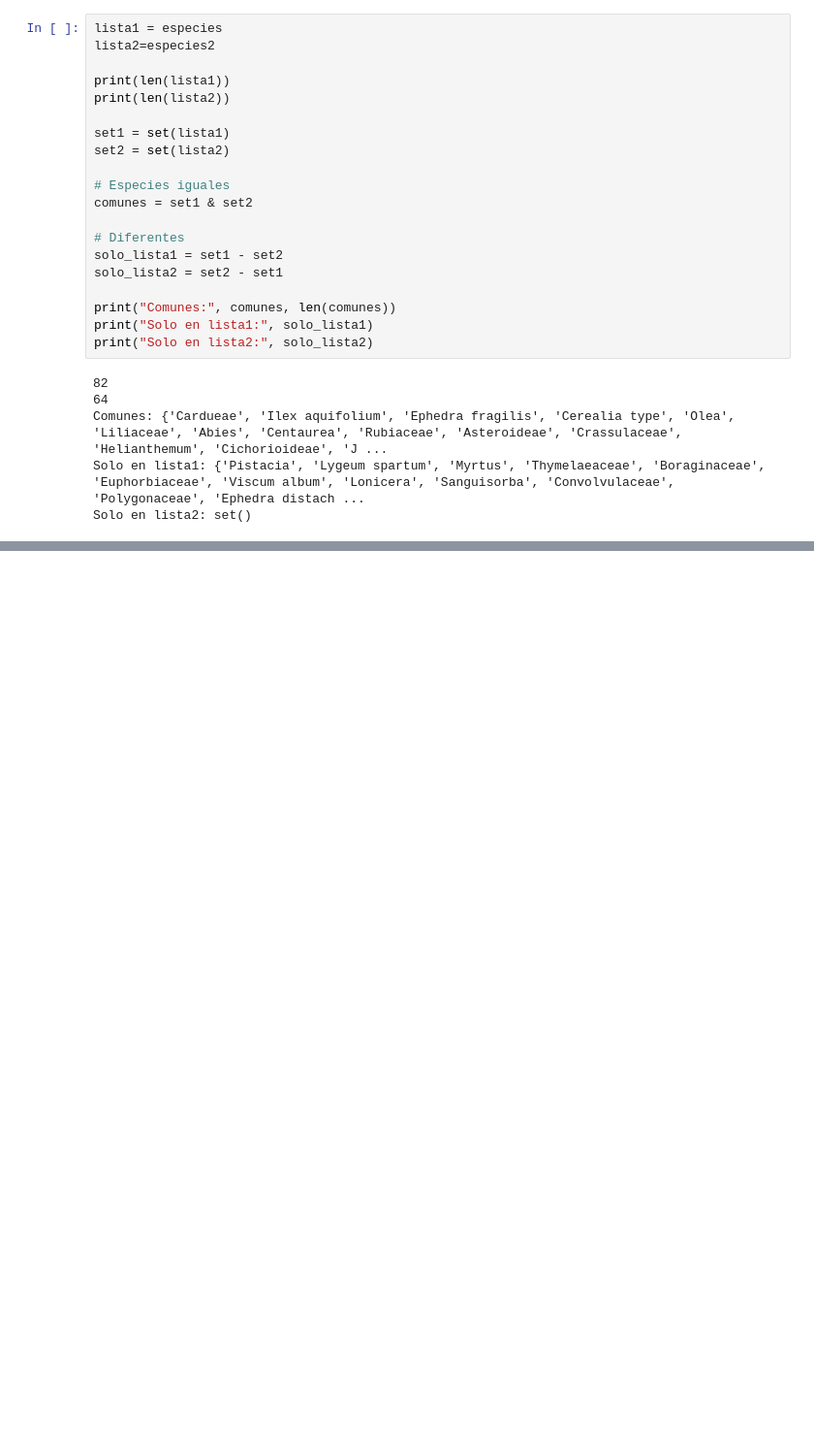
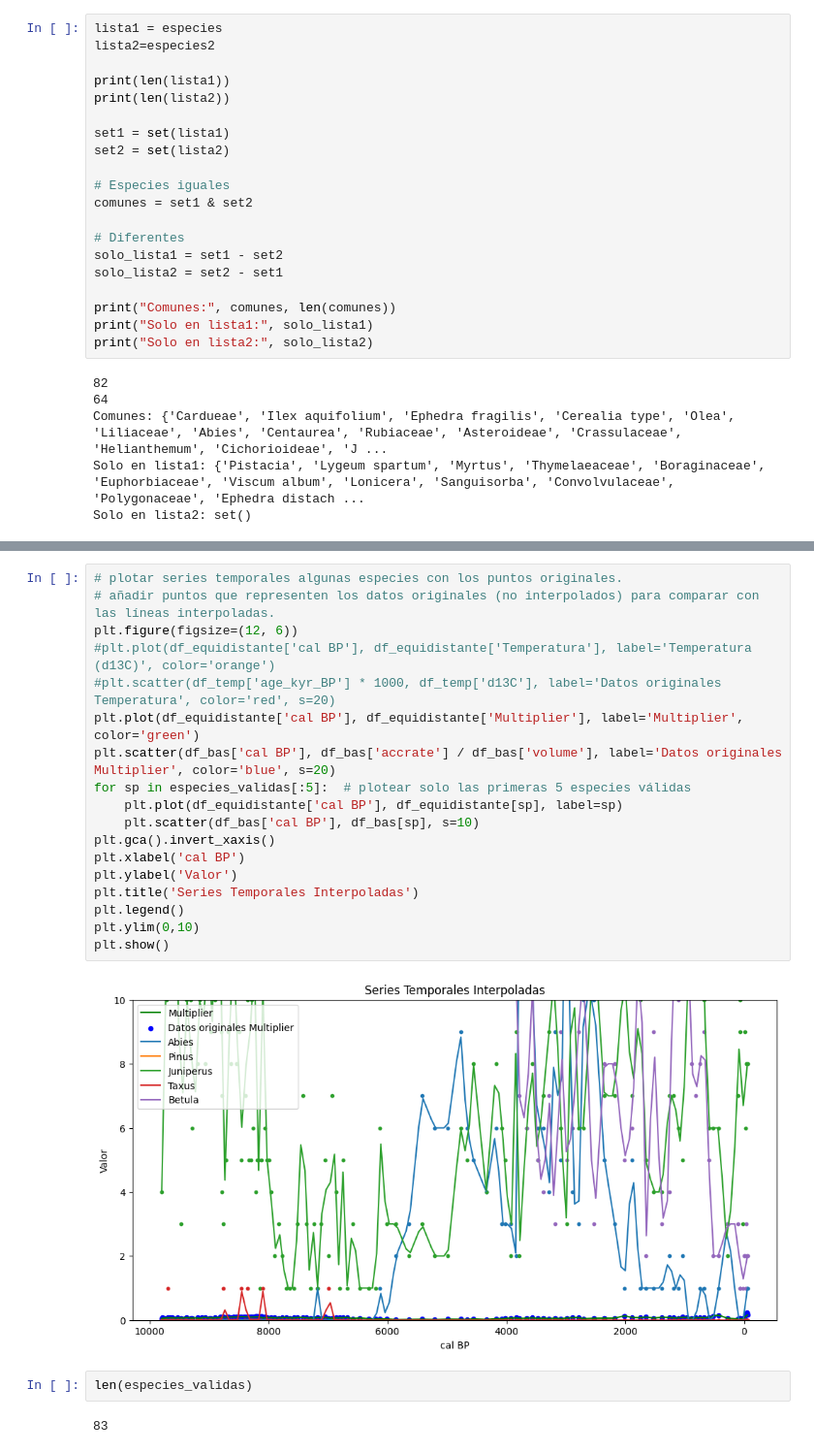
Before and after one commit to anacanoherranz/TFM, a Jupyter notebook: gam/tfm_nb_gam.ipynb, the cells around one changed output, grey strips where cells are left out. Shown at 97% size. Cells and saved outputs as stored; diff of their text form; blank space fills up the shorter version.

```diff
--- a/gam/tfm_nb_gam.ipynb
+++ b/gam/tfm_nb_gam.ipynb
@@ -1934,0 +2083,24 @@ Solo en lista2: set()
+# %%
+# plotar series temporales algunas especies con los puntos originales.
+# añadir puntos que representen los datos originales (no interpolados) para comparar con las líneas interpoladas.
+plt.figure(figsize=(12, 6))
+#plt.plot(df_equidistante['cal BP'], df_equidistante['Temperatura'], label='Temperatura (d13C)', color='orange')
+#plt.scatter(df_temp['age_kyr_BP'] * 1000, df_temp['d13C'], label='Datos originales Temperatura', color='red', s=20)
+plt.plot(df_equidistante['cal BP'], df_equidistante['Multiplier'], label='Multiplier', color='green')
+plt.scatter(df_bas['cal BP'], df_bas['accrate'] / df_bas['volume'], label='Datos originales Multiplier', color='blue', s=20)
+for sp in especies_validas[:5]:  # plotear solo las primeras 5 especies válidas
+    plt.plot(df_equidistante['cal BP'], df_equidistante[sp], label=sp)
+    plt.scatter(df_bas['cal BP'], df_bas[sp], s=10)
+plt.gca().invert_xaxis()
+plt.xlabel('cal BP')
+plt.ylabel('Valor')
+plt.title('Series Temporales Interpoladas')
+plt.legend()
+plt.ylim(0,10)
+plt.show()
+# %% [output]
+[figure, added]
+# %%
+len(especies_validas)
+# %% [output]
+83
```
Also changed, not shown: parts of 3 cells of this notebook, 53 other files.
